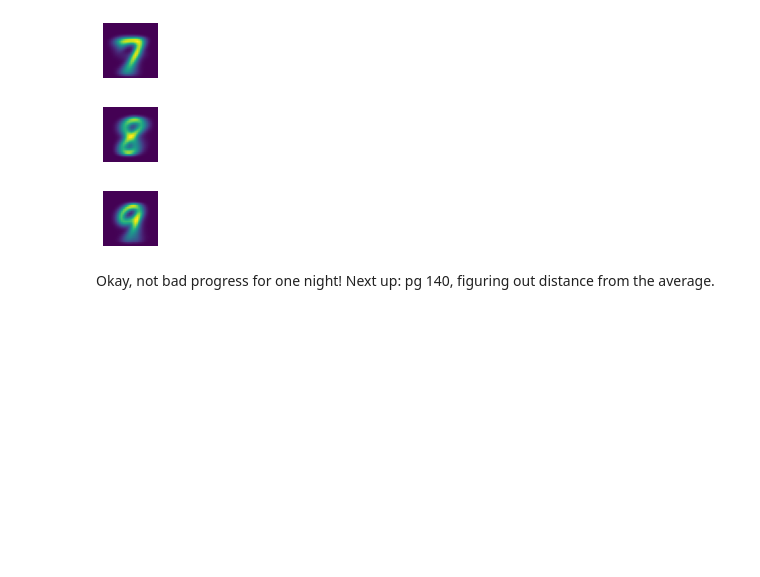
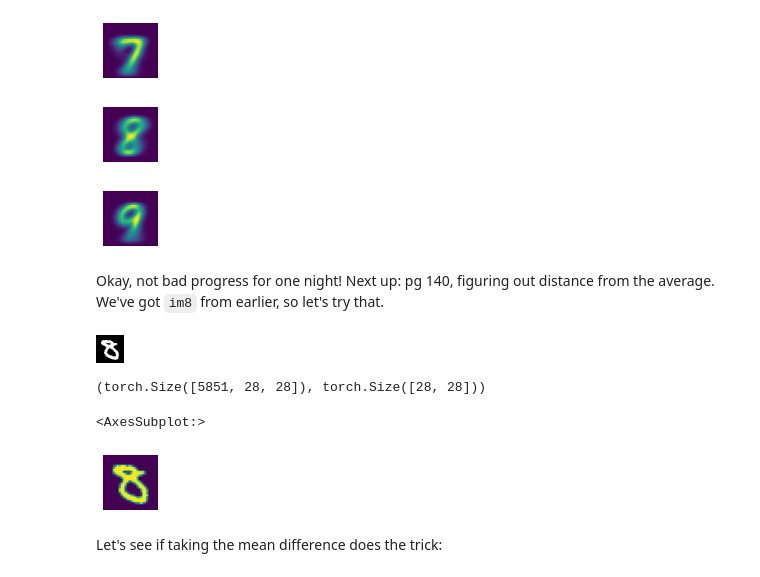
Before and after one commit to chuckmaini/pytorch_notebook_experimentation, a Jupyter notebook: notebooks/Chapter_4-Exercise_2.ipynb, the cells around one changed output. Saved outputs shown, nothing was run; the diff lists cells and outputs as text; code cells hidden in the pictures; blank space fills up the shorter version.

```diff
--- a/notebooks/Chapter_4-Exercise_2.ipynb
+++ b/notebooks/Chapter_4-Exercise_2.ipynb
@@ -97,7 +97,7 @@ for i in range(10):
     paths = (path / 'training' / '{}'.format(i)).ls().sorted()
     tensor_indiv = [tensor(Image.open(p)) for p in paths]
     ndata[i] = {}
-    ndata[i]['tensor_stack'] = torch.stack(tensor_indiv).float() / 255.0
+    ndata[i]['tensor_stack'] = torch.stack(tensor_indiv).float() / 255
     ndata[i]['tensor_mean'] = ndata[i]['tensor_stack'].mean(0)
     show_image(ndata[i]['tensor_mean'])
 # %% [output]
@@ -112,4 +112,19 @@ for i in range(10):
 [figure]
 [figure]
 # %% [markdown]
-Okay, not bad progress for one night!  Next up: pg 140, figuring out distance from the average.
+Okay, not bad progress for one night!  Next up: pg 140, figuring out distance from the average.  We've got `im8` from earlier, so let's try that.
+# %%
+im8
+# %% [output]
+[figure, added]
+# %%
+ndata[8]['tensor_stack'].size(), ndata[9]['tensor_mean'].size()
+# %% [output]
+(torch.Size([5851, 28, 28]), torch.Size([28, 28]))
+# %%
+show_image(im8_t - ndata[8]['tensor_mean'])
+# %% [output]
+<AxesSubplot:>
+[figure, added]
+# %% [markdown]
+Let's see if taking the mean difference does the trick:
```
Also changed, not shown: parts of 48 cells of this notebook.
